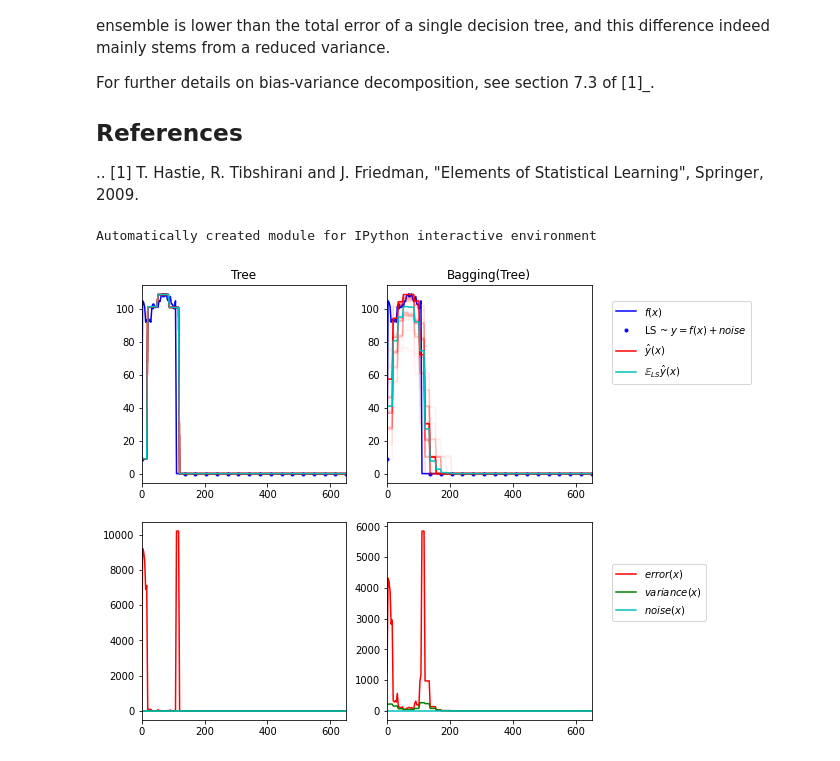
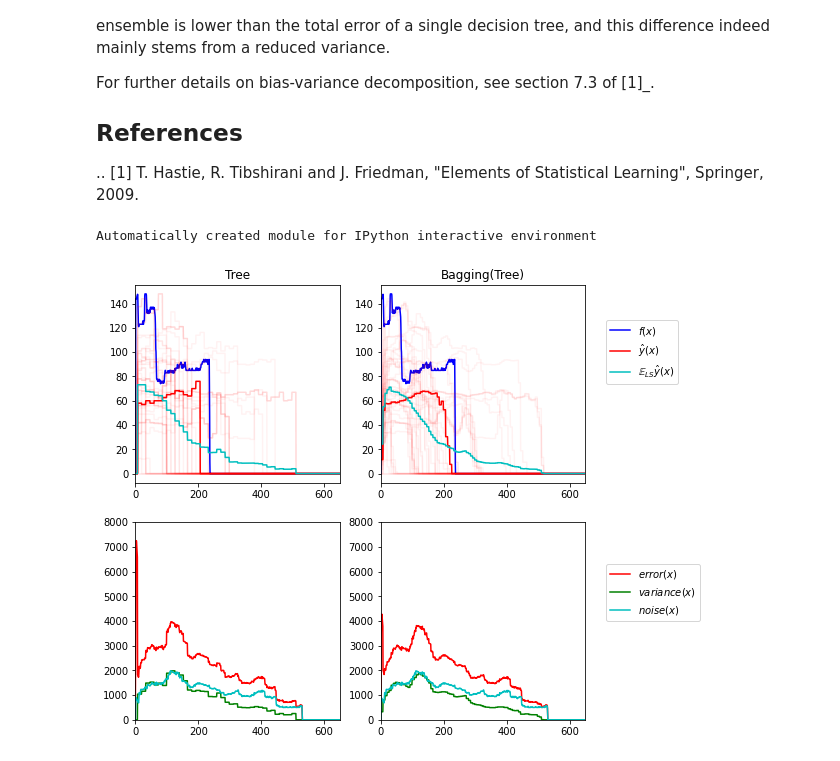
Before and after one commit to 25sal/2021_water_chapter, a Jupyter notebook: bagging.ipynb, the cells around one changed output. Drawn from its saved outputs; the diff is of its cells as text; code cells hidden in the pictures.

```diff
--- a/bagging.ipynb
+++ b/bagging.ipynb
@@ -74,8 +74,8 @@ from sklearn.tree import DecisionTreeRegressor
 import glob
 # Settings
 n_repeat = 50       # Number of iterations for computing expectations
-n_train = 20        # Size of the training set
-n_test = 200       # Size of the test set
+n_train = 50        # Size of the training set
+n_test = 1000      # Size of the test set
 noise = 0.1         # Standard deviation of the noise
 np.random.seed(0)
 
@@ -88,19 +88,29 @@ estimators = [("Tree", DecisionTreeRegressor()),
 
 n_estimators = len(estimators)
 ts_files = glob.glob("data/csv_Shower/cluster_1/*.csv")
+f_true = "data/csv_Shower/1_spline.csv"
+
 def f(x, iteration):
     '''
     if iteration>=36:
        iteration+=1
     '''
     #ts = np.genfromtxt("data/csv_Shower/splits/"+str(iteration)+".csv", delimiter=" ")
-    ts = np.genfromtxt(ts_files[1], delimiter=" ")
+    if iteration==-1:
+        #ts = np.genfromtxt(f_true, delimiter=",")
+        ts = np.genfromtxt(ts_files[4], delimiter=" ")
+    else:
+        ts = np.genfromtxt(ts_files[iteration], delimiter=" ")
     start_time = ts[0,0]
     ts[:,0] -= start_time
+    ts[0,1] = 0
     if ts[-1,0] < 650:
         ts = np.vstack((ts,[ts[-1,0]+1, 0]))
         ts = np.vstack((ts,[650, 0]))
 
+    for i in range(1,len(ts)-1):
+        if ts[i,1]==0 and ts[i+1,1]!=0:
+            ts[i,1]=(ts[i-1,1]+ts[i+1,1])*0.5
     linfunc = interp1d(ts[:,0], ts[:,1])
     return linfunc(x)
 
@@ -111,12 +121,12 @@ def generate(n_samples, n_repeat=1, startit=0):
     X = np.linspace(0, 650, n_samples)
 
     if n_repeat == 1:
-        y = f(X, np.random.randint(1,200))
+        y = f(X, np.random.randint(1,len(ts_files)))
     else:
         y = np.zeros((n_samples, n_repeat))
 
         for i in range(n_repeat):
-            y[:, i] = f(X, i+2+startit)
+            y[:, i] = f(X, np.random.randint(1,len(ts_files)))
 
     X = X.reshape((n_samples, 1))
 
@@ -154,52 +164,53 @@ for n, (name, estimator) in enumerate(estimators):
     y_error /= (n_repeat * n_repeat)
 
     y_noise = np.var(y_test, axis=1)
-    y_bias = (f(X_test,1) - np.mean(y_predict, axis=1)) ** 2
+    #y_bias = (f(X_test,-1) - np.mean(y_predict, axis=1)) ** 2
     y_var = np.var(y_predict, axis=1)
 
     '''
     print("{0}: {1:.4f} (error) = {2:.4f} (bias^2) "
           " + {3:.4f} (var) + {4:.4f} (noise)".format(name,
                                                       np.mean(y_error),
-                                                      # np.mean(y_bias),
+                                                      np.mean(y_bias),
                                                       np.mean(y_var),
                                                       np.mean(y_noise)))
     '''
 
+
     # Plot figures
     plt.subplot(2, n_estimators, n + 1)
-    plt.plot(X_test, f(X_test,1), "b", label="$f(x)$")
-    plt.plot(X_train[0], y_train[0], ".b", label="LS ~ $y = f(x)+noise$")
+    plt.plot(X_test, f(X_test,-1), "b", label="$f(x)$")
+    # plt.plot(X_train[0], y_train[0], ".b", label="LS ~ $y = f(x)+noise$")
 
     for i in range(n_repeat):
         if i == 0:
             plt.plot(X_test, y_predict[:, i], "r", label=r"$\^y(x)$")
         else:
             plt.plot(X_test, y_predict[:, i], "r", alpha=0.05)
 
     plt.plot(X_test, np.mean(y_predict, axis=1), "c",
              label=r"$\mathbb{E}_{LS} \^y(x)$")
 
     plt.xlim([0, 650])
     plt.title(name)
 
     if n == n_estimators - 1:
         plt.legend(loc=(1.1, .5))
 
     plt.subplot(2, n_estimators, n_estimators + n + 1)
     plt.plot(X_test, y_error, "r", label="$error(x)$")
-    # plt.plot(X_test, y_bias, "b", label="$bias^2(x)$"),
+    #plt.plot(X_test, y_bias, "b", label="$bias^2(x)$"),
     plt.plot(X_test, y_var, "g", label="$variance(x)$"),
     plt.plot(X_test, y_noise, "c", label="$noise(x)$")
 
     plt.xlim([0, 650])
-    #plt.ylim([0, 0.1])
+    plt.ylim([0, 8000])
     if n == n_estimators - 1:
 
         plt.legend(loc=(1.1, .5))
 
 plt.subplots_adjust(right=.75)
 plt.show()
 # %% [output]
 Automatically created module for IPython interactive environment
-[figure, old version]
+[figure, new version]
```
Also changed, not shown: 3 other files.
